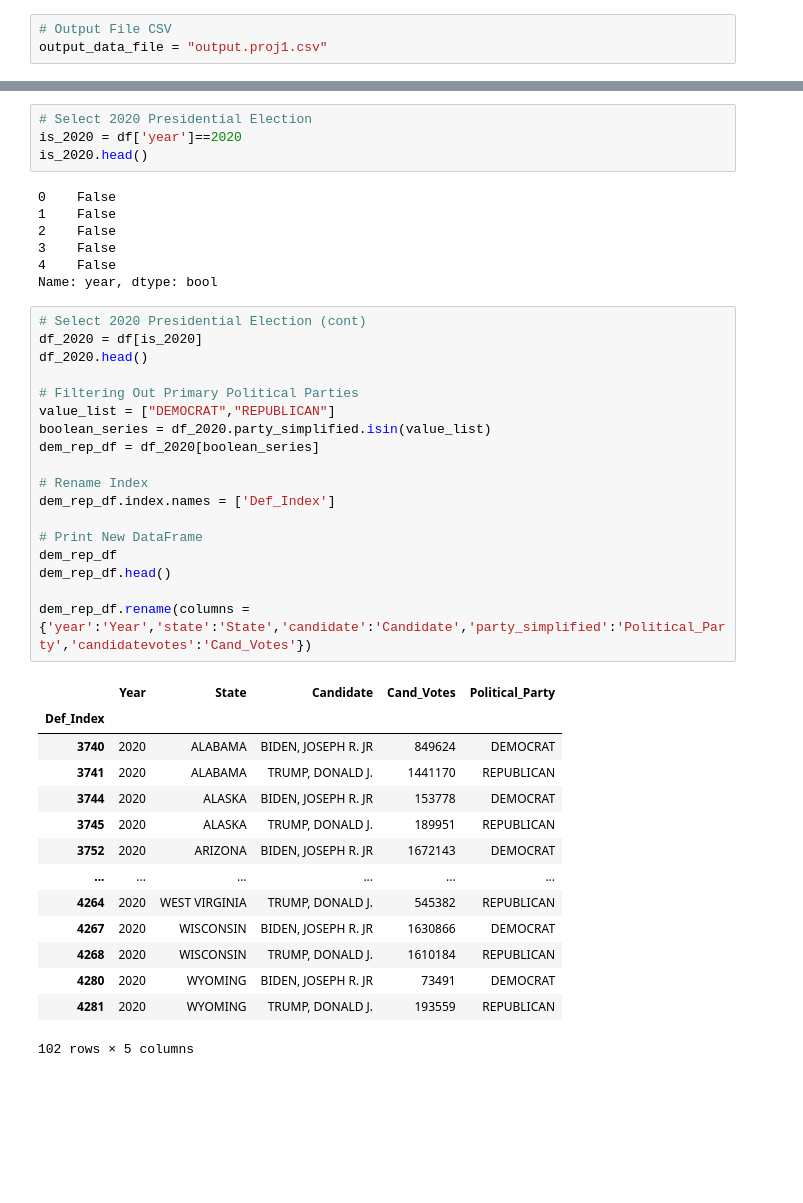
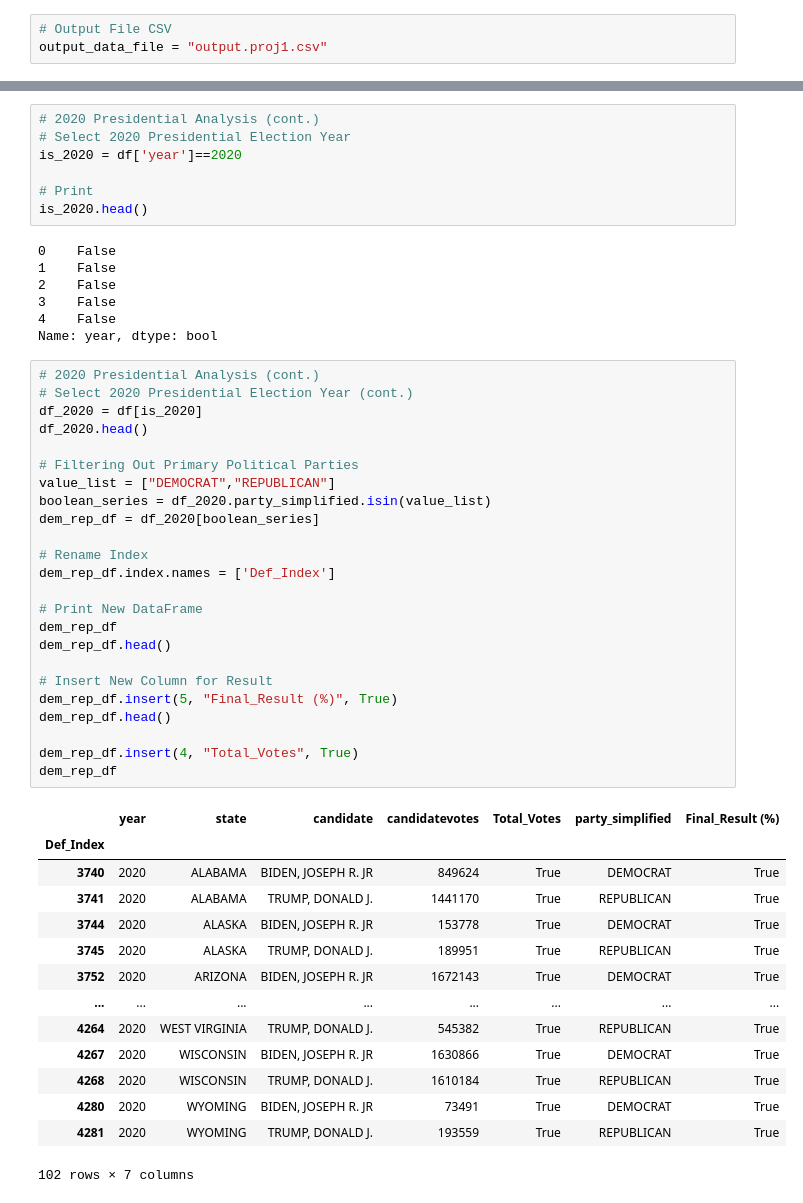
Before and after one commit to tduron3/I_Have_No_Clue, a Jupyter notebook: Project_5.ipynb, the cells around one changed output, grey strips where cells are left out. Drawn from its saved outputs; the diff is of its cells as text; blank space fills up the shorter version.

```diff
--- a/Project_5.ipynb
+++ b/Project_5.ipynb
@@ -43,8 +45,11 @@ df.rename(columns = {'year':'Year','state':'State','candidate':'Candidate','part
 | 4286 | 2020 | WYOMING | UNDERVOTES | 1459 | OTHER |
 4287 rows × 5 columns
 # %%
-# Select 2020 Presidential Election
+# 2020 Presidential Analysis (cont.)
+# Select 2020 Presidential Election Year
 is_2020 = df['year']==2020
+
+# Print
 is_2020.head()
 # %% [output]
 0    False
@@ -54,35 +59,41 @@ is_2020.head()
 4    False
 Name: year, dtype: bool
 # %%
-# Select 2020 Presidential Election (cont)
+# 2020 Presidential Analysis (cont.)
+# Select 2020 Presidential Election Year (cont.)
 df_2020 = df[is_2020]
 df_2020.head()
 
 # Filtering Out Primary Political Parties
 value_list = ["DEMOCRAT","REPUBLICAN"]
 boolean_series = df_2020.party_simplified.isin(value_list)
 dem_rep_df = df_2020[boolean_series]
 
 # Rename Index
 dem_rep_df.index.names = ['Def_Index']
 
 # Print New DataFrame
 dem_rep_df
 dem_rep_df.head()
 
-dem_rep_df.rename(columns = {'year':'Year','state':'State','candidate':'Candidate','party_simplified':'Political_Party','candidatevotes':'Cand_Votes'})
+# Insert New Column for Result
+dem_rep_df.insert(5, "Final_Result (%)", True)
+dem_rep_df.head()
+
+dem_rep_df.insert(4, "Total_Votes", True)
+dem_rep_df
 # %% [output]
-|  | Year | State | Candidate | Cand_Votes | Political_Party |
-| Def_Index |  |  |  |  |  |
-| 3740 | 2020 | ALABAMA | BIDEN, JOSEPH R. JR | 849624 | DEMOCRAT |
-| 3741 | 2020 | ALABAMA | TRUMP, DONALD J. | 1441170 | REPUBLICAN |
-| 3744 | 2020 | ALASKA | BIDEN, JOSEPH R. JR | 153778 | DEMOCRAT |
-| 3745 | 2020 | ALASKA | TRUMP, DONALD J. | 189951 | REPUBLICAN |
-| 3752 | 2020 | ARIZONA | BIDEN, JOSEPH R. JR | 1672143 | DEMOCRAT |
-| ... | ... | ... | ... | ... | ... |
-| 4264 | 2020 | WEST VIRGINIA | TRUMP, DONALD J. | 545382 | REPUBLICAN |
-| 4267 | 2020 | WISCONSIN | BIDEN, JOSEPH R. JR | 1630866 | DEMOCRAT |
-| 4268 | 2020 | WISCONSIN | TRUMP, DONALD J. | 1610184 | REPUBLICAN |
-| 4280 | 2020 | WYOMING | BIDEN, JOSEPH R. JR | 73491 | DEMOCRAT |
-| 4281 | 2020 | WYOMING | TRUMP, DONALD J. | 193559 | REPUBLICAN |
+|  | year | state | candidate | candidatevotes | Total_Votes | party_simplified | Final_Result (%) |
+| Def_Index |  |  |  |  |  |  |  |
+| 3740 | 2020 | ALABAMA | BIDEN, JOSEPH R. JR | 849624 | True | DEMOCRAT | True |
+| 3741 | 2020 | ALABAMA | TRUMP, DONALD J. | 1441170 | True | REPUBLICAN | True |
+| 3744 | 2020 | ALASKA | BIDEN, JOSEPH R. JR | 153778 | True | DEMOCRAT | True |
+| 3745 | 2020 | ALASKA | TRUMP, DONALD J. | 189951 | True | REPUBLICAN | True |
+| 3752 | 2020 | ARIZONA | BIDEN, JOSEPH R. JR | 1672143 | True | DEMOCRAT | True |
+| ... | ... | ... | ... | ... | ... | ... | ... |
+| 4264 | 2020 | WEST VIRGINIA | TRUMP, DONALD J. | 545382 | True | REPUBLICAN | True |
+| 4267 | 2020 | WISCONSIN | BIDEN, JOSEPH R. JR | 1630866 | True | DEMOCRAT | True |
+| 4268 | 2020 | WISCONSIN | TRUMP, DONALD J. | 1610184 | True | REPUBLICAN | True |
+| 4280 | 2020 | WYOMING | BIDEN, JOSEPH R. JR | 73491 | True | DEMOCRAT | True |
+| 4281 | 2020 | WYOMING | TRUMP, DONALD J. | 193559 | True | REPUBLICAN | True |
-102 rows × 5 columns
+102 rows × 7 columns
```
Also changed, not shown: parts of 19 cells of this notebook, 3 other files.
